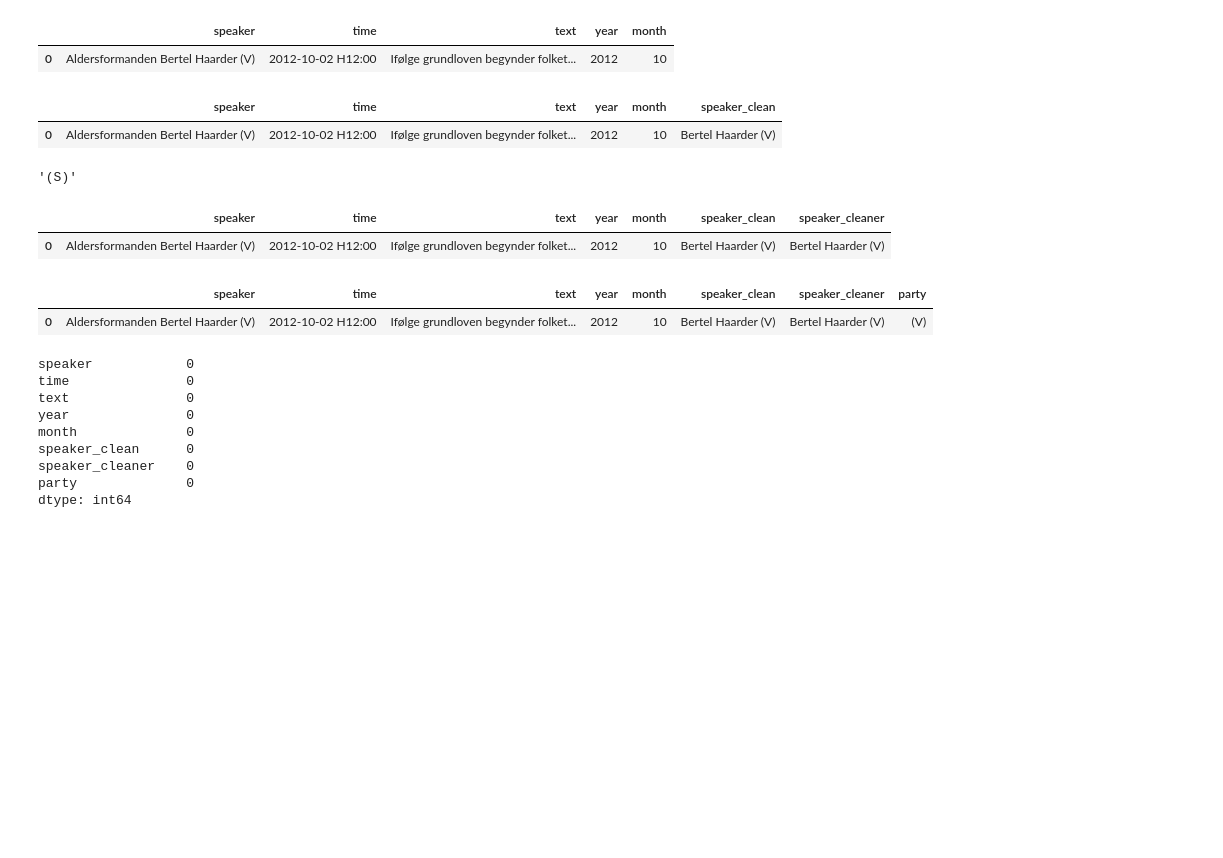
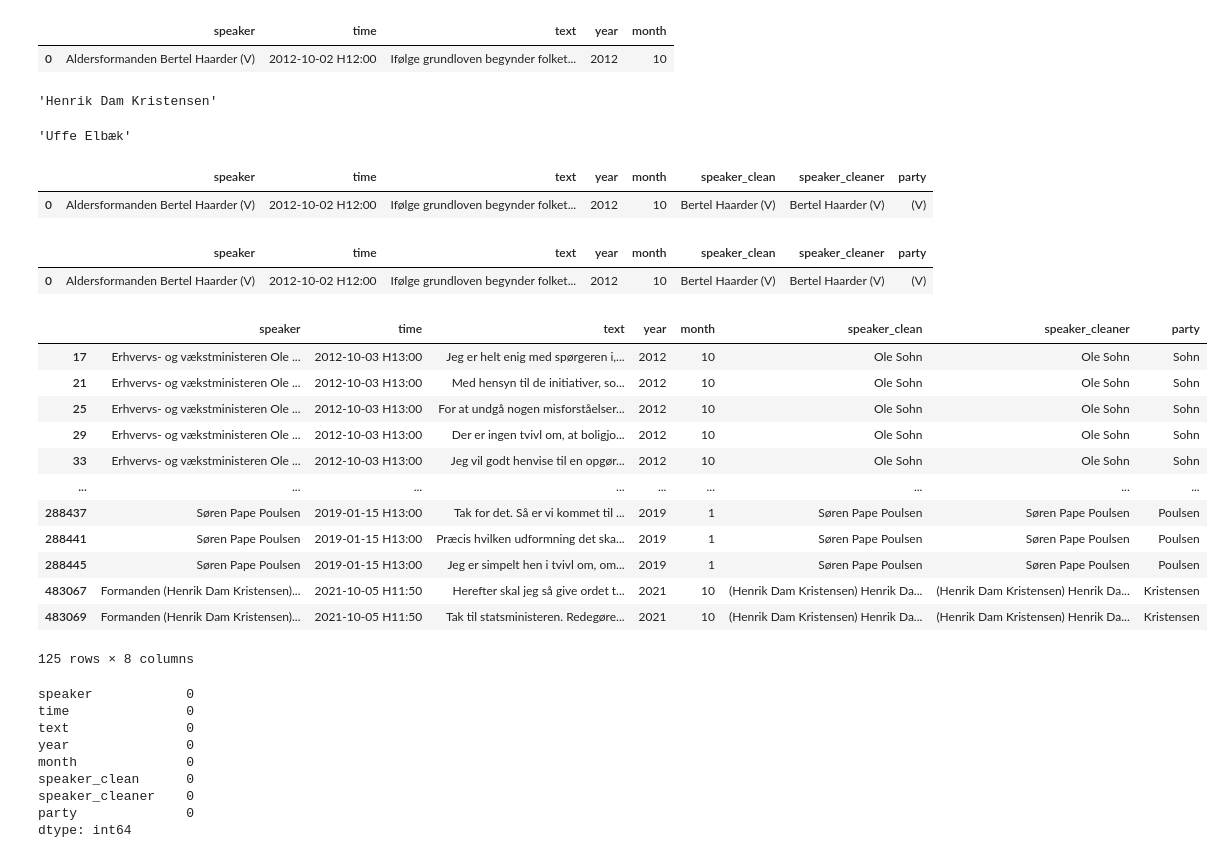
Before and after one commit to jonahank/Vote-Prediction-Model, a Jupyter notebook: data_collection/meetings/process_data.ipynb, the cells around one changed output. Drawn from its saved outputs; the diff is of its cells as text; code cells hidden in the pictures; blank space fills up the shorter version.

```diff
--- a/data_collection/meetings/process_data.ipynb
+++ b/data_collection/meetings/process_data.ipynb
@@ -20,13 +20,12 @@ df.head(1)
 ## Clean speaker col
 from utils.functions import load_speaker_fix_dict, load_fix_party_affiliations
 import re
-pattern, rep = load_speaker_fix_dict()
 replace_dict = {'Tredje næstformand':'', 'Anden næstformand':'', 'Skatteministeren':'',
                        'Miljøministeren':'', 'Fødevareministeren':'', 'Statsministeren':'', 'Kirkeministeren':'',
                        'Uddannelses- og forskningsministeren':'', 'Ministeren for sundhed og forebyggelse':'','og kirke':'',
                        'Erhvervs- og vækstministeren':'', 'Undervisningsministeren':'', 'Udenrigsministeren':'',
                        'Den fg. formand':'', 'Forsvarsministeren':'', 'Fjerde næstformand':'', 'Formanden':'',
-                       'Handels- og udviklingsministeren': '', 'Transportministeren':'','Udviklingsministeren':'',
+                       'Handels- og udviklingsministeren': '', 'Handels- og investeringsministeren':'', 'Transportministeren':'','Udviklingsministeren':'',
                        'Aldersformanden (Bertel Haarder)':'','Aldersformanden':'','Ministeren for ligestilling og kirke':'',
                        'Ministeren for børn, ligestilling, integration og sociale forhold':'','Kulturministeren':'',
                        'Ministeren for by, bolig og landdistrikter':'', 'Ministeren for nordisk samarbejde':'',
@@ -41,11 +40,12 @@ replace_dict = {'Tredje næstformand':'', 'Anden næstformand':'', 'Skatteminist
                        'Transport-, bygnings- og boligministeren':'','Udlændinge- og integrationsministeren':'',
                        'Ministeren for ligestilling':'','Ministeren for udviklingssamarbejde':'',
                        'Ministeren for fiskeri og ligestilling':'','Social-, børne- og integrationsministeren':'',
-                       'Ministeren for forskning, innovation og videregående uddannelser':'',
+                       'Ministeren for forskning, innovation og videregående uddannelser':'', 'Ministeren for udviklingsbistand' :'',
                        'Handels- og europaministeren':'','Ministeren for fødevarer, fiskeri og ligestilling':'',
                        'Boligministeren':'','Børne- og undervisningsministeren':'',
                         'Klima-, energi- og forsyningsministeren':'','Ministeren for fødevarer, landbrug og fiskeri':'',
-                        'Beskæftigelsesminister og minister for ligestilling':'',
+                        'Beskæftigelsesminister og minister for ligestilling':'', 'Social- og ældreministeren':'',
+                        'Social- og integrationsministeren': '', 'Europaministeren': '', 'Indenrigs- og boligministeren':'',
 
                     # also fix other strange things in data
                        '(Bertel Haarder) Bertel Haarder': 'Bertel Haarder (V)',
@@ -62,7 +62,15 @@ replace_dict = {'Tredje næstformand':'', 'Anden næstformand':'', 'Skatteminist
                        'Rasmus Helveg Petersen Rasmus Helveg Petersen':'Rasmus Helveg Petersen (RV)',
                        'Benny Engelbrecht Benny Engelbrecht':'Benny Engelbrecht','Rasmus Prehn Rasmus Prehn':'Rasmus Prehn',
                        'Mette Frederiksen Mette Frederiksen':'Mette Frederiksen','Mogens Jensen Mogens Jensen':'Mogens Jensen',
-                       'Morten Bødskov Morten Bødskov':'Morten Bødskov'}
+                       'Morten Bødskov Morten Bødskov':'Morten Bødskov', 'Margrethe Vestager Margrethe Vestager': 'Margrethe Vestager',
+                       'Astrid Krag Astrid Krag':'Astrid Krag', 'Ane Halsboe-Jørgensen Ane Halsboe-Jørgensen': 'Ane Halsboe-Jørgensen',
+                       'Dan Jørgensen Dan Jørgensen':'Dan Jørgensen', 'Flemming Møller Mortensen Flemming Møller Mortensen':'Flemming Møller Mortensen',
+                       'Simon Kollerup Simon Kollerup':'Simon Kollerup', 'Mattias Tesfaye Mattias Tesfaye': 'Mattias Tesfaye',
+                       '(Henrik Dam Kristensen) Henrik Dam Kristensen':'Henrik Dam Kristensen'
+                       }
+
+rep = dict((re.escape(k), v) for k, v in replace_dict.items())
+pattern = re.compile("|".join(rep.keys()))
 # %%
 def clean_names2(row):
     match = re.findall(pattern, row)
@@ -80,9 +87,9 @@ def clean_names2(row):
 df["speaker_clean"] = df.apply(lambda row: clean_names2(row["speaker"]), axis=1)
-# %%
-df.head(1)
-# %% [output]
-|  | speaker | time | text | year | month | speaker_clean |
-| 0 | Aldersformanden Bertel Haarder (V) | 2012-10-02 H12:00 | Ifølge grundloven begynder folket... | 2012 | 10 | Bertel Haarder (V) |
+# %%
+#df.sample(5)
+clean_names2('(Henrik Dam Kristensen) Henrik Dam Kristensen')
+# %% [output]
+'Henrik Dam Kristensen'
 # %%
 parties = load_fix_party_affiliations()
 def party_affil1(row):
@@ -94,19 +101,40 @@ def party_affil1(row):
 def party_affil2(row):
     return row.split(" ")[-1]
 
-parties.get("Henrik Dam Kristensen")
+party_affil1("Uffe Elbæk")
 # %% [output]
-'(S)'
+'Uffe Elbæk'
 # %%
 df["speaker_cleaner"] = df.apply(lambda row: party_affil1(row["speaker_clean"]), axis=1)
 df.head(1)
 # %% [output]
-|  | speaker | time | text | year | month | speaker_clean | speaker_cleaner |
-| 0 | Aldersformanden Bertel Haarder (V) | 2012-10-02 H12:00 | Ifølge grundloven begynder folket... | 2012 | 10 | Bertel Haarder (V) | Bertel Haarder (V) |
+|  | speaker | time | text | year | month | speaker_clean | speaker_cleaner | party |
+| 0 | Aldersformanden Bertel Haarder (V) | 2012-10-02 H12:00 | Ifølge grundloven begynder folket... | 2012 | 10 | Bertel Haarder (V) | Bertel Haarder (V) | (V) |
 # %%
 df["party"] = df.apply(lambda row: party_affil2(row["speaker_cleaner"]), axis=1)
 df.head(1)
 # %% [output]
 |  | speaker | time | text | year | month | speaker_clean | speaker_cleaner | party |
 | 0 | Aldersformanden Bertel Haarder (V) | 2012-10-02 H12:00 | Ifølge grundloven begynder folket... | 2012 | 10 | Bertel Haarder (V) | Bertel Haarder (V) | (V) |
+# %%
+df["party"].unique()
+mistakes = ['Sohn', 'Elbæk', 'Dyhr',
+       'Hækkerup', 'Poulsen',
+       'Samuelsen', 'Rasmussen',  'Kristensen']
+df_test = df[df["party"].isin(mistakes)]
+df_test
+# %% [output]
+|  | speaker | time | text | year | month | speaker_clean | speaker_cleaner | party |
+| 17 | Erhvervs- og vækstministeren Ole ... | 2012-10-03 H13:00 | Jeg er helt enig med spørgeren i,... | 2012 | 10 | Ole Sohn | Ole Sohn | Sohn |
+| 21 | Erhvervs- og vækstministeren Ole ... | 2012-10-03 H13:00 | Med hensyn til de initiativer, so... | 2012 | 10 | Ole Sohn | Ole Sohn | Sohn |
+| 25 | Erhvervs- og vækstministeren Ole ... | 2012-10-03 H13:00 | For at undgå nogen misforståelser... | 2012 | 10 | Ole Sohn | Ole Sohn | Sohn |
+| 29 | Erhvervs- og vækstministeren Ole ... | 2012-10-03 H13:00 | Der er ingen tvivl om, at boligjo... | 2012 | 10 | Ole Sohn | Ole Sohn | Sohn |
+| 33 | Erhvervs- og vækstministeren Ole ... | 2012-10-03 H13:00 | Jeg vil godt henvise til en opgør... | 2012 | 10 | Ole Sohn | Ole Sohn | Sohn |
+| ... | ... | ... | ... | ... | ... | ... | ... | ... |
+| 288437 | Søren Pape Poulsen | 2019-01-15 H13:00 | Tak for det. Så er vi kommet til ... | 2019 | 1 | Søren Pape Poulsen | Søren Pape Poulsen | Poulsen |
+| 288441 | Søren Pape Poulsen | 2019-01-15 H13:00 | Præcis hvilken udformning det ska... | 2019 | 1 | Søren Pape Poulsen | Søren Pape Poulsen | Poulsen |
+| 288445 | Søren Pape Poulsen | 2019-01-15 H13:00 | Jeg er simpelt hen i tvivl om, om... | 2019 | 1 | Søren Pape Poulsen | Søren Pape Poulsen | Poulsen |
+| 483067 | Formanden (Henrik Dam Kristensen)... | 2021-10-05 H11:50 | Herefter skal jeg så give ordet t... | 2021 | 10 | (Henrik Dam Kristensen) Henrik Da... | (Henrik Dam Kristensen) Henrik Da... | Kristensen |
+| 483069 | Formanden (Henrik Dam Kristensen)... | 2021-10-05 H11:50 | Tak til statsministeren. Redegøre... | 2021 | 10 | (Henrik Dam Kristensen) Henrik Da... | (Henrik Dam Kristensen) Henrik Da... | Kristensen |
+125 rows × 8 columns
 # %%
```
Also changed, not shown: parts of 9 cells of this notebook, 1 other file.
